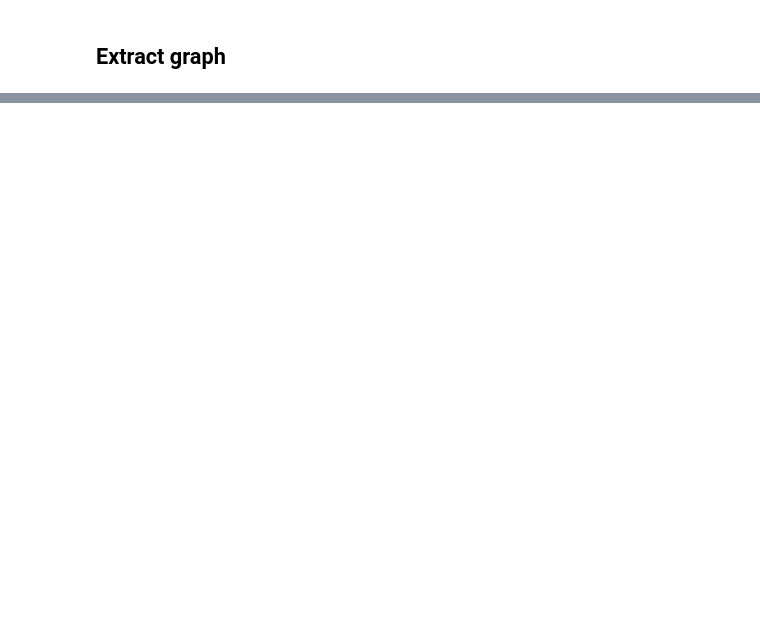
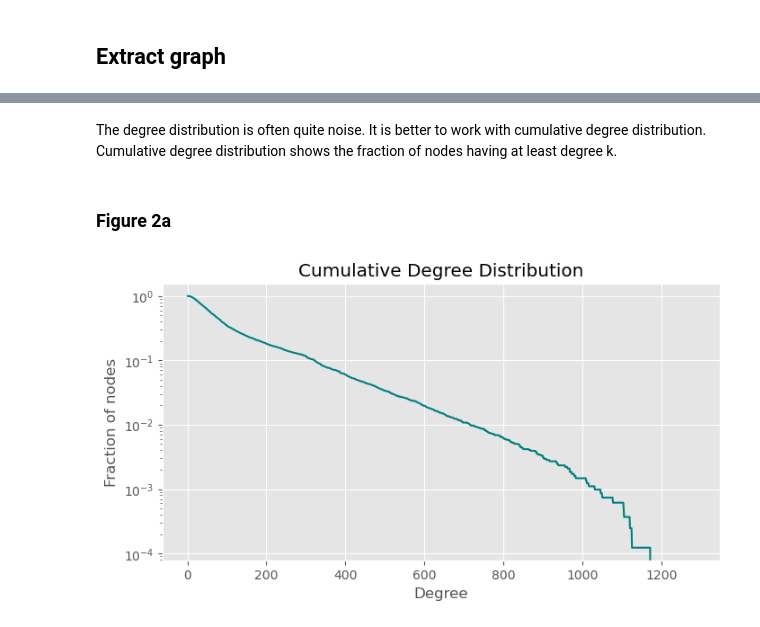
Before and after one commit to Armagaan/irn-data-analysis, a Jupyter notebook: src/explore.ipynb, the cells around one changed output, grey strips where cells are left out. Drawn from its saved outputs; the diff is of its cells as text; code cells hidden in the pictures; blank space fills up the shorter version.

```diff
--- a/src/explore.ipynb
+++ b/src/explore.ipynb
@@ -87,0 +239,32 @@ DiGraph with 8147 nodes and 28189 edges
+# %% [markdown]
+The degree distribution is often quite noise. It is better to work with cumulative degree distribution.</br>
+Cumulative degree distribution shows the fraction of nodes having at least degree k.
+# %% [markdown]
+### Figure 2a
+# %%
+degree_sequence = sorted((d for n, d in irn.degree()))
+unique, count = np.unique(degree_sequence, return_counts=True)
+count_dict = {k: v for k, v in zip(unique, count)}
+
+dmax = max(degree_sequence)
+degrees = list(range(1, dmax))
+degree_dist = []
+# skip 0.
+for i in range(1, dmax):
+    if i in unique:
+        degree_dist.append(count_dict[i])
+    else:
+        degree_dist.append(0)
+
+# Compute cumulative sum on the reverse order. Reverse the list again for plots.
+cumulative_degree_dist = np.cumsum(degree_dist[::-1])[::-1] / irn.number_of_nodes()
+
+plt.figure(figsize=(8, 4))
+plt.semilogy(degrees, cumulative_degree_dist, color=COLOR)
+
+plt.title("Cumulative Degree Distribution")
+plt.xlabel("Degree")
+plt.ylabel("Fraction of nodes")
+plt.show()
+# %% [output]
+[figure, added]
```
Also changed, not shown: parts of 21 cells of this notebook.
